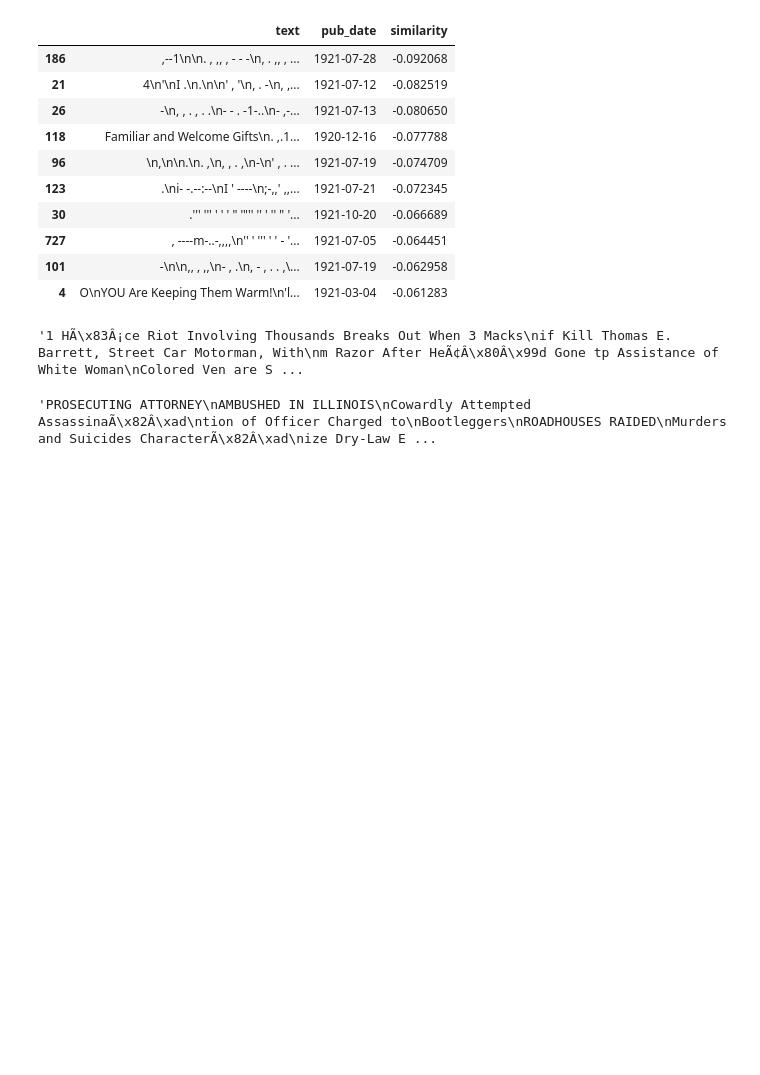
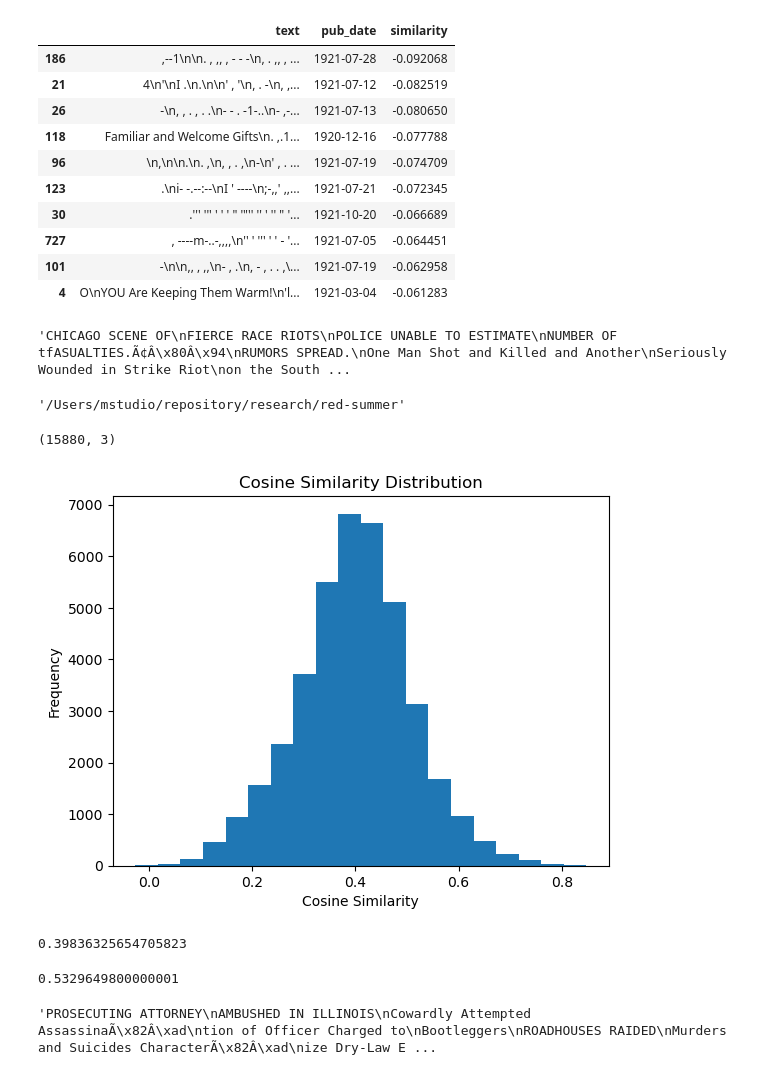
Before and after one commit to 91jpark19/red-summer, a Jupyter notebook: keyword_window.ipynb, the cells around one changed output. Drawn from its saved outputs; the diff is of its cells as text; code cells hidden in the pictures; blank space fills up the shorter version.

```diff
--- a/keyword_window.ipynb
+++ b/keyword_window.ipynb
@@ -88,6 +88,10 @@ sim_score.sort_values(by=['similarity'], ascending=True).head(10)
 | 101 | -\n\n,, , ,,\n- , .\n, - , . . ,\... | 1921-07-19 | -0.062958 |
 | 4 | O\nYOU Are Keeping Them Warm!\n'l... | 1921-03-04 | -0.061283 |
 # %%
-sim_score[sim_score['pub_date']>'1920-09-01'].sort_values(by=['similarity'], ascending=False).head(10).iloc[0].text
+sim_score[sim_score['pub_date']<'1919-12-31'].sort_values(by=['similarity'], ascending=False).head(10).iloc[0]['text']
 # %% [output]
-'1 HÃ\x83Â¡ce Riot Involving Thousands Breaks Out When 3 Macks\nif Kill Thomas E. Barrett, Street Car Motorman, With\nm Razor After HeÃ¢Â\x80Â\x99d Gone tp Assistance of White Woman\nColored Ven are S ...
+'CHICAGO SCENE OF\nFIERCE RACE RIOTS\nPOLICE UNABLE TO ESTIMATE\nNUMBER OF tfASUALTIES.Ã¢Â\x80Â\x94\nRUMORS SPREAD.\nOne Man Shot and Killed and Another\nSeriously Wounded in Strike Riot\non the South ...
+# %%
+os.getcwd()
+# %% [output]
+'/Users/mstudio/repository/research/red-summer'
@@ -94,3 +100,27 @@ sim_score[sim_score['pub_date']>'1920-09-01'].sort_values(by=['similarity'], asc
+# %%
+sample_data=sim_score[sim_score['pub_date']<'1919-08-08'].sort_values(by=['similarity'], ascending=False)
+sample_data['text']=sample_data['text'].str.replace('\n', ' ')
+sample_data.head(200).to_csv('sample-month.csv')
+# %%
+sample_data.shape
+# %% [output]
+(15880, 3)
+# %%
+plt.hist(sample_data['similarity'], bins=20)
+plt.xlabel('Cosine Similarity')
+plt.ylabel('Frequency')
+plt.title('Cosine Similarity Distribution')
+plt.show()
+# %% [output]
+[figure, added]
+# %%
+sample_data['similarity'].mean()
+# %% [output]
+0.39836325654705823
+# %%
+sample_data['similarity'].quantile(0.90)
+# %% [output]
+0.5329649800000001
 # %%
 sim_score[sim_score['pub_date']>'1920-09-01'].sort_values(by=['similarity'], ascending=False).head(10).iloc[1].text
 # %% [output]
```
Also changed, not shown: parts of 23 cells of this notebook, 4 other files.
